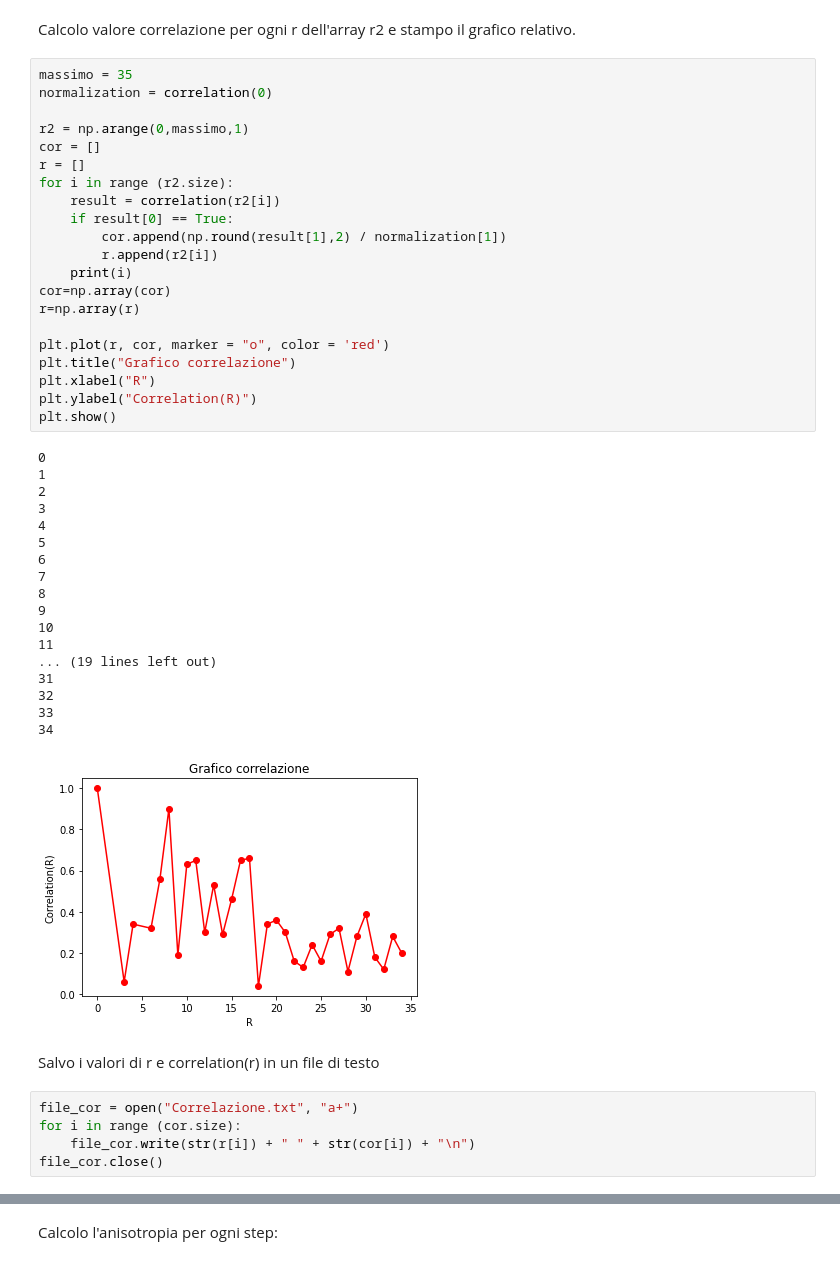
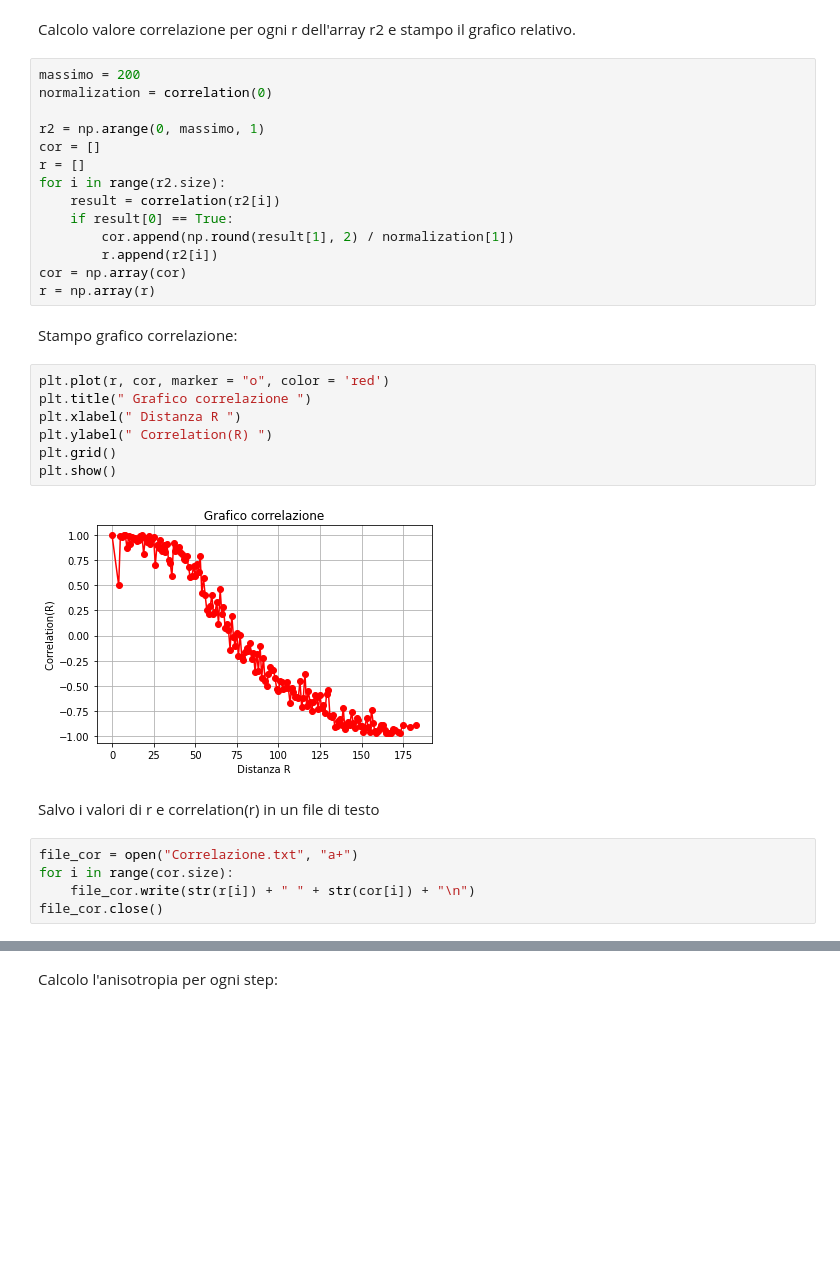
Before and after one commit to unibo-niccolotonin/Esame-Sistemi-Complessi-Stormi, a Jupyter notebook: FlockingCalcoliOriginal.ipynb, the cells around one changed output, grey strips where cells are left out. Drawn from its saved outputs; the diff is of its cells as text; blank space fills up the shorter version.

```diff
--- a/FlockingCalcoliOriginal.ipynb
+++ b/FlockingCalcoliOriginal.ipynb
@@ -183,50 +178,35 @@ print(velMedia)
 # %% [markdown]
 Calcolo valore correlazione per ogni r dell'array r2 e stampo il grafico relativo.
 # %%
-massimo = 35
+massimo = 200
 normalization = correlation(0)
 
-r2 = np.arange(0,massimo,1)
+r2 = np.arange(0, massimo, 1)
 cor = []
 r = []
-for i in range (r2.size):
+for i in range(r2.size):
     result = correlation(r2[i])
     if result[0] == True:
-        cor.append(np.round(result[1],2) / normalization[1])
+        cor.append(np.round(result[1], 2) / normalization[1])
         r.append(r2[i])
-    print(i)
-cor=np.array(cor)
-r=np.array(r)
-
-plt.plot(r, cor, marker = "o", color = 'red')
-plt.title("Grafico correlazione")
-plt.xlabel("R")
-plt.ylabel("Correlation(R)")
-plt.show()
+cor = np.array(cor)
+r = np.array(r)
-# %% [output]
-0
-1
-2
-3
-4
-5
-6
-7
-8
-9
-10
-11
-... (19 lines left out)
-31
-32
-33
-34
-[figure, removed]
+# %% [markdown]
+Stampo grafico correlazione:
+# %%
+plt.plot(r, cor, marker = "o", color = 'red')
+plt.title(" Grafico correlazione ")
+plt.xlabel(" Distanza R ")
+plt.ylabel(" Correlation(R) ")
+plt.grid()
+plt.show()
+# %% [output]
+[figure, added]
 # %% [markdown]
 Salvo i valori di r e correlation(r) in un file di testo
 # %%
 file_cor = open("Correlazione.txt", "a+")
-for i in range (cor.size):
+for i in range(cor.size):
     file_cor.write(str(r[i]) + " " + str(cor[i]) + "\n")
 file_cor.close()
 # %% [markdown]
```
Also changed, not shown: parts of 52 cells of this notebook.
